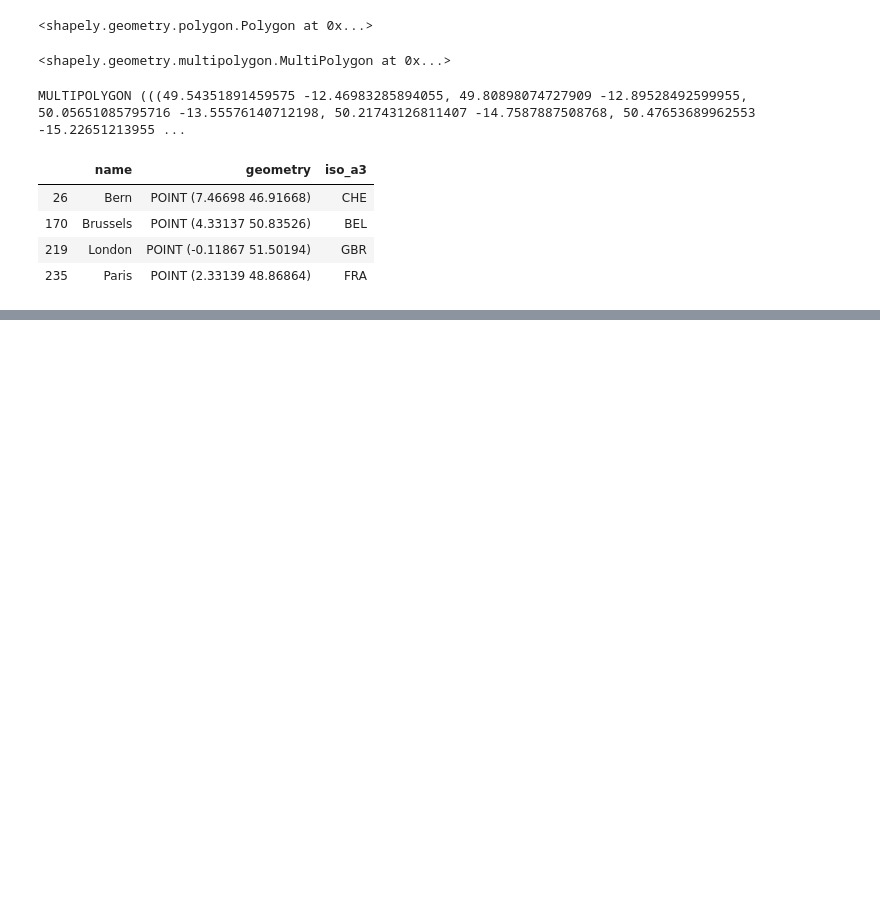
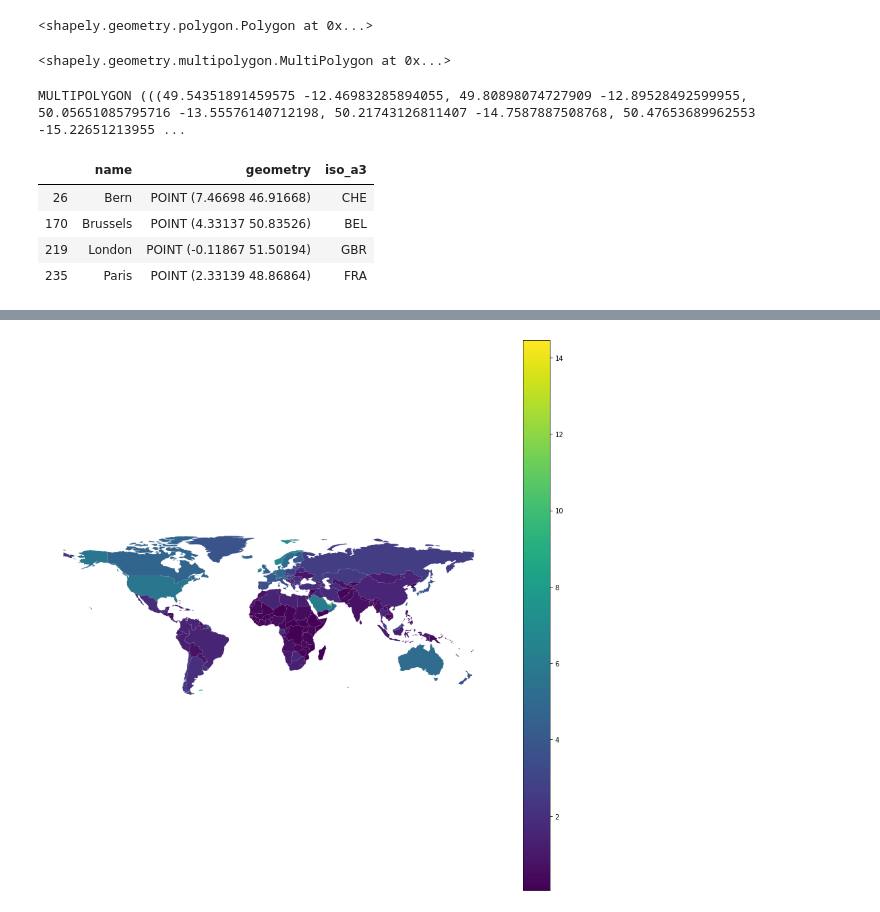
Before and after one commit to sidhant-guliani/geopandas_visualization, a Jupyter notebook: geopandas_tutorial.ipynb, the cells around one changed output, grey strips where cells are left out. Saved outputs shown, nothing was run; the diff lists cells and outputs as text; code cells hidden in the pictures; blank space fills up the shorter version.

```diff
--- a/geopandas_tutorial.ipynb
+++ b/geopandas_tutorial.ipynb
@@ -236,0 +282,5 @@ cities2
+# %%
+countries = countries[(countries['pop_est'] >0 ) & (countries['name'] != "Antarctica")]
+countries['gdp_per_cap'] = countries['gdp_md_est'] / countries['pop_est'] * 100
+
+countries.head(5)
@@ -236,0 +294,5 @@ cities2
+# %%
+ax = countries.plot(figsize=(15, 15), column='gdp_per_cap', legend=True)
+ax.set_axis_off()
+# %% [output]
+[figure, added]
```
Also changed, not shown: parts of 17 cells of this notebook.
